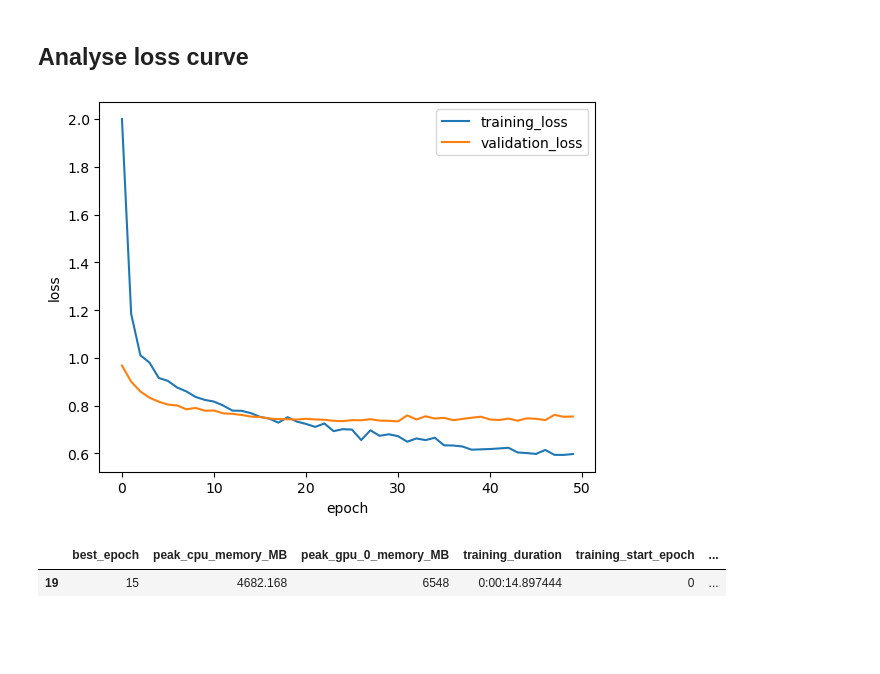
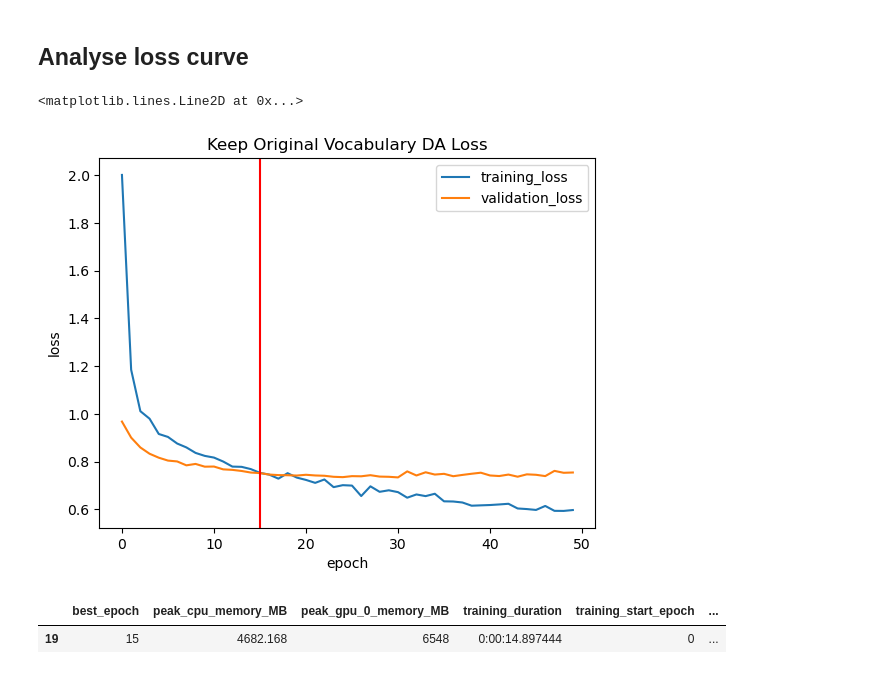
Before and after one commit to boeyjw/KCL-MScAI-FactChecking-Code, a Jupyter notebook: nb/03_CFEVER_Zero_Shot/01a_Baseline_FineTune.ipynb, the cells around one changed output. Drawn from its saved outputs; the diff is of its cells as text; code cells hidden in the pictures; blank space fills up the shorter version.

Commit message:
upd: done DA model evaluation

```diff
--- a/nb/03_CFEVER_Zero_Shot/01a_Baseline_FineTune.ipynb
+++ b/nb/03_CFEVER_Zero_Shot/01a_Baseline_FineTune.ipynb
@@ -133,9 +118,12 @@ fig_f1, ax_f1 = plot_evidence_curves(df_evnomax, x_is_page=True, metric="f1", su
 # %%
 model_p = Path("/users/k21190024/study/fact-checking-repos/fever/baseline/thesis/zeroshot/finetune/baseline/rte")
 # %%
-ax, keep_met = evaluate.plot_finetune(model_p / "keep-vocab_model-50epoch", metric="loss", return_metric=True)
+ax, keep_met = chart.plot_finetune(model_p / "keep-vocab_model-50epoch_sgd-lr-0.001", metric="loss", return_metric=True)
+ax.set_title("Keep Original Vocabulary DA Loss")
+ax.axvline(x=15, color="r")
 # %% [output]
+<matplotlib.lines.Line2D at 0x...>
-[figure, old version]
+[figure, new version]
 # %%
 keep_met["bias_variance"] = keep_met["training_loss"] - keep_met["validation_loss"]
 keep_met[keep_met["bias_variance"] == keep_met.loc[keep_met["bias_variance"] >= 0, "bias_variance"].min()]
```
Also changed, not shown: parts of 55 cells of this notebook, 7 other files.
